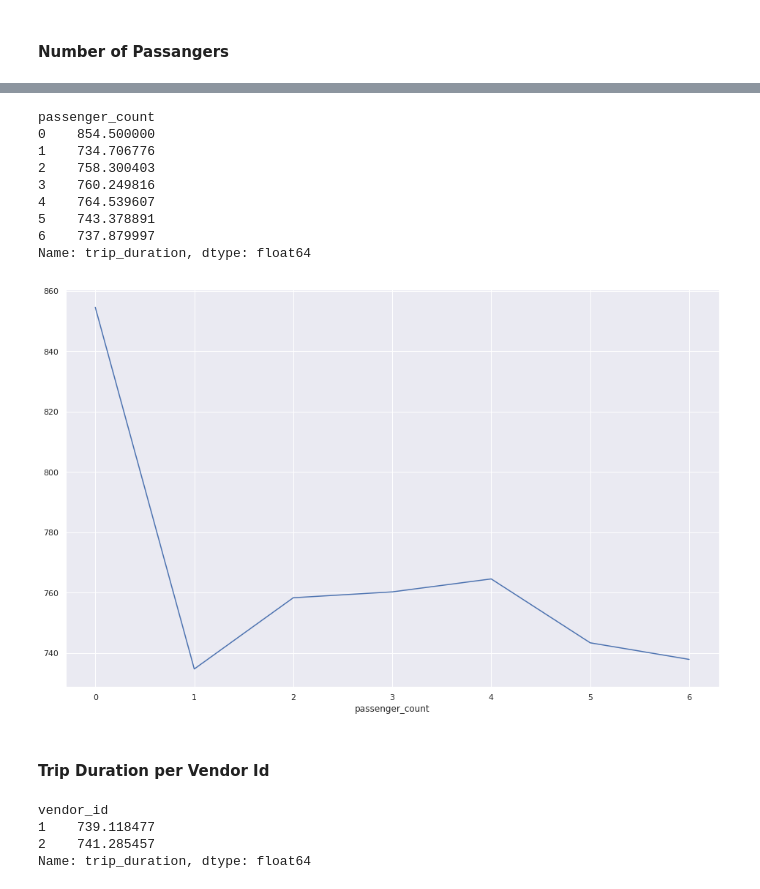
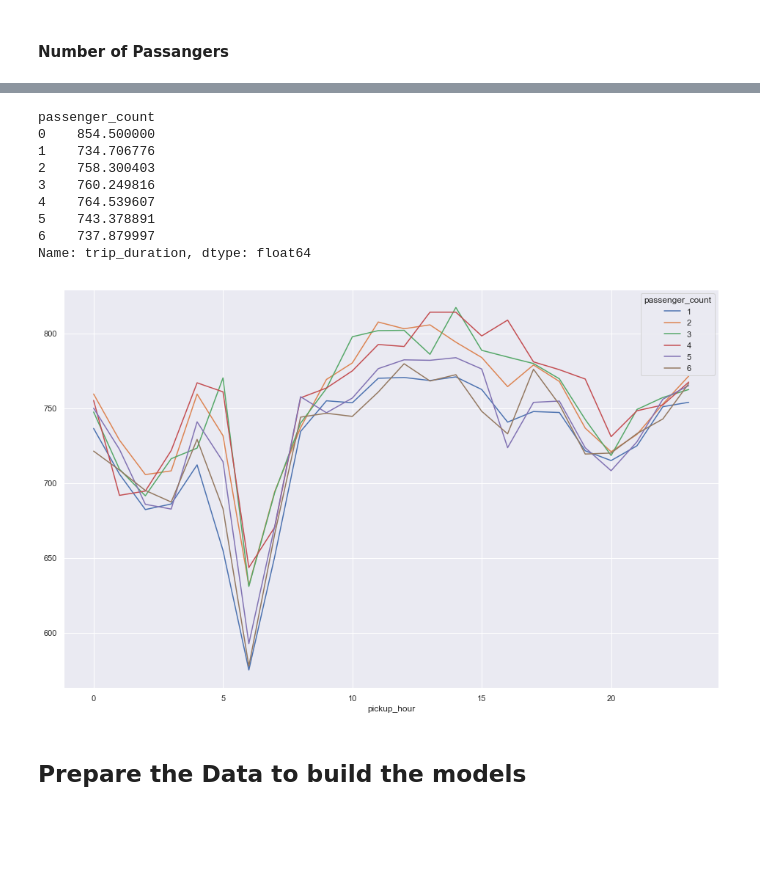
Before and after one commit to falkets/udacity_capstone_project, a Jupyter notebook: report.ipynb, the cells around one changed output, grey strips where cells are left out. Drawn from its saved outputs; the diff is of its cells as text; code cells hidden in the pictures; blank space fills up the shorter version.

Commit message:
End analysis and plots

```diff
--- a/report.ipynb
+++ b/report.ipynb
@@ -245,27 +295,19 @@ Name: trip_duration, dtype: float64
 # %%
-avg_trip_duration_per_passenger_count = df_train.groupby(['passenger_count'])['trip_duration'].mean()
-avg_trip_duration_per_passenger_count.plot()
-# avg_trip_duration_per_passenger_count = df_train.groupby(['passenger_count','pickup_hour'])['trip_duration'].mean()
-# avg_trip_duration_per_passenger_count.unstack(level=0).plot(subplots=False)
+# avg_trip_duration_per_passenger_count = df_train.groupby(['passenger_count'])['trip_duration'].mean()
+# avg_trip_duration_per_passenger_count.plot()
+avg_trip_duration_per_passenger_count = df_train[df_train['passenger_count']>0].groupby(['passenger_count','pickup_hour'])['trip_duration'].mean()
+avg_trip_duration_per_passenger_count.unstack(level=0).plot(subplots=False)
 df_train.groupby(['passenger_count'])['trip_duration'].mean()
 # %% [output]
 passenger_count
 0    854.500000
 1    734.706776
 2    758.300403
 3    760.249816
 4    764.539607
 5    743.378891
 6    737.879997
 Name: trip_duration, dtype: float64
-[figure, old version]
+[figure, new version]
-# %% [markdown]
-#### Trip Duration per Vendor Id
-# %%
-avg_trip_duration_per_vendor_id = df_train.groupby(['vendor_id'])['trip_duration'].mean()
-avg_trip_duration_per_vendor_id
-# %% [output]
-vendor_id
-1    739.118477
-2    741.285457
-Name: trip_duration, dtype: float64
+# %% [markdown]
+## Prepare the Data to build the models
```
Also changed, not shown: parts of 16 cells of this notebook.
